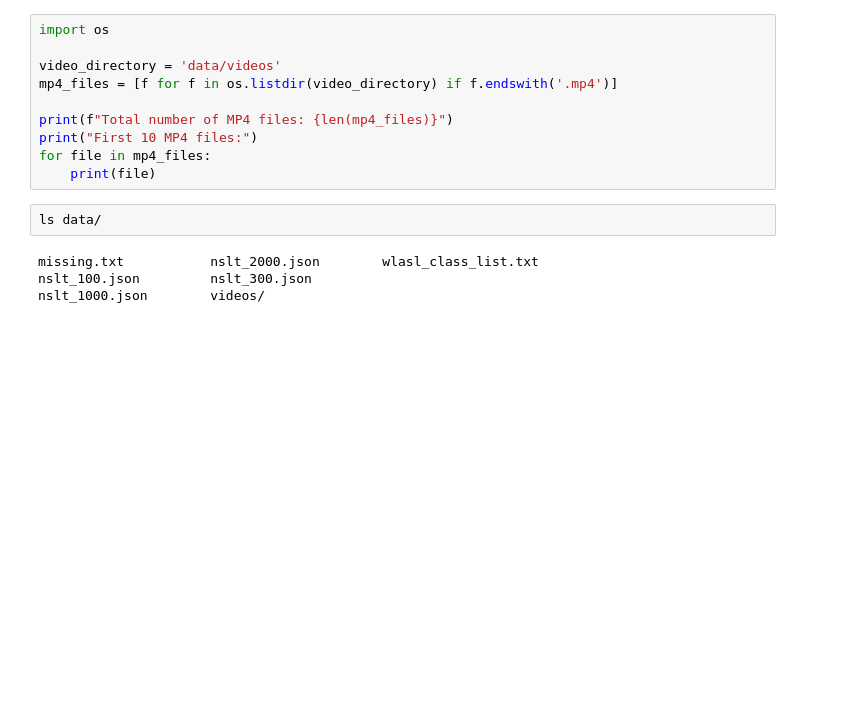
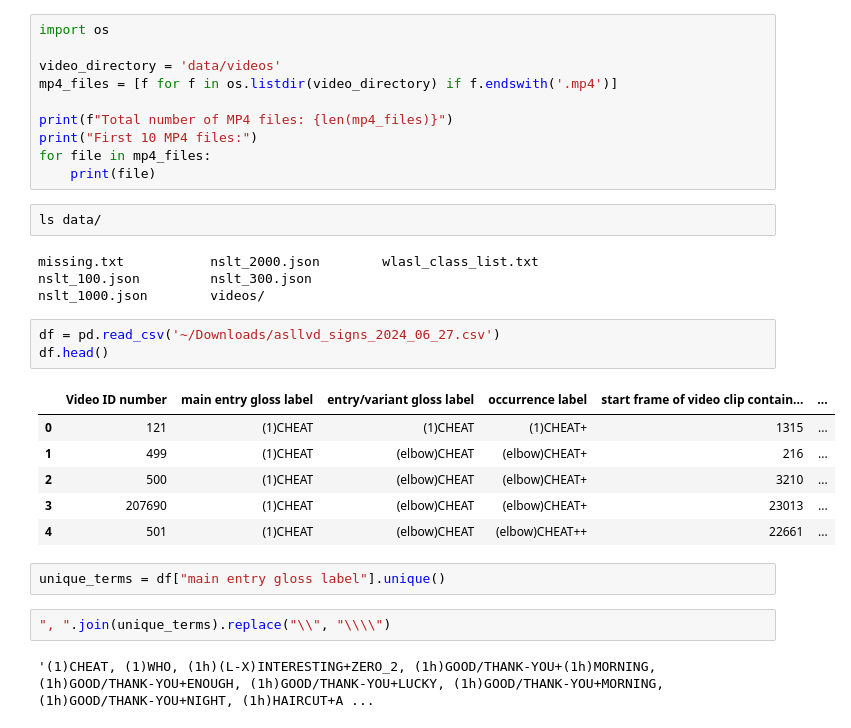
Before and after one commit to jtalmi/auto-asl, a Jupyter notebook: sign_video_bank.ipynb, the cells around one changed output. Saved outputs shown, nothing was run; the diff lists cells and outputs as text; blank space fills up the shorter version.

```diff
--- a/sign_video_bank.ipynb
+++ b/sign_video_bank.ipynb
@@ -224,3 +241,19 @@ ls data/
 missing.txt           nslt_2000.json        wlasl_class_list.txt
 nslt_100.json         nslt_300.json
 nslt_1000.json        videos/
+# %%
+df = pd.read_csv('~/Downloads/asllvd_signs_2024_06_27.csv')
+df.head()
+# %% [output]
+|  | Video ID number | main entry gloss label | entry/variant gloss label | occurrence label | start frame of video clip contain... | ... |
+| 0 | 121 | (1)CHEAT | (1)CHEAT | (1)CHEAT+ | 1315 | ... |
+| 1 | 499 | (1)CHEAT | (elbow)CHEAT | (elbow)CHEAT+ | 216 | ... |
+| 2 | 500 | (1)CHEAT | (elbow)CHEAT | (elbow)CHEAT+ | 3210 | ... |
+| 3 | 207690 | (1)CHEAT | (elbow)CHEAT | (elbow)CHEAT+ | 23013 | ... |
+| 4 | 501 | (1)CHEAT | (elbow)CHEAT | (elbow)CHEAT++ | 22661 | ... |
+# %%
+unique_terms = df["main entry gloss label"].unique()
+# %%
+", ".join(unique_terms).replace("\\", "\\\\")
+# %% [output]
+'(1)CHEAT, (1)WHO, (1h)(L-X)INTERESTING+ZERO_2, (1h)GOOD/THANK-YOU+(1h)MORNING, (1h)GOOD/THANK-YOU+ENOUGH, (1h)GOOD/THANK-YOU+LUCKY, (1h)GOOD/THANK-YOU+MORNING, (1h)GOOD/THANK-YOU+NIGHT, (1h)HAIRCUT+A ...
```
Also changed, not shown: parts of 3 cells of this notebook, 11 other files.
